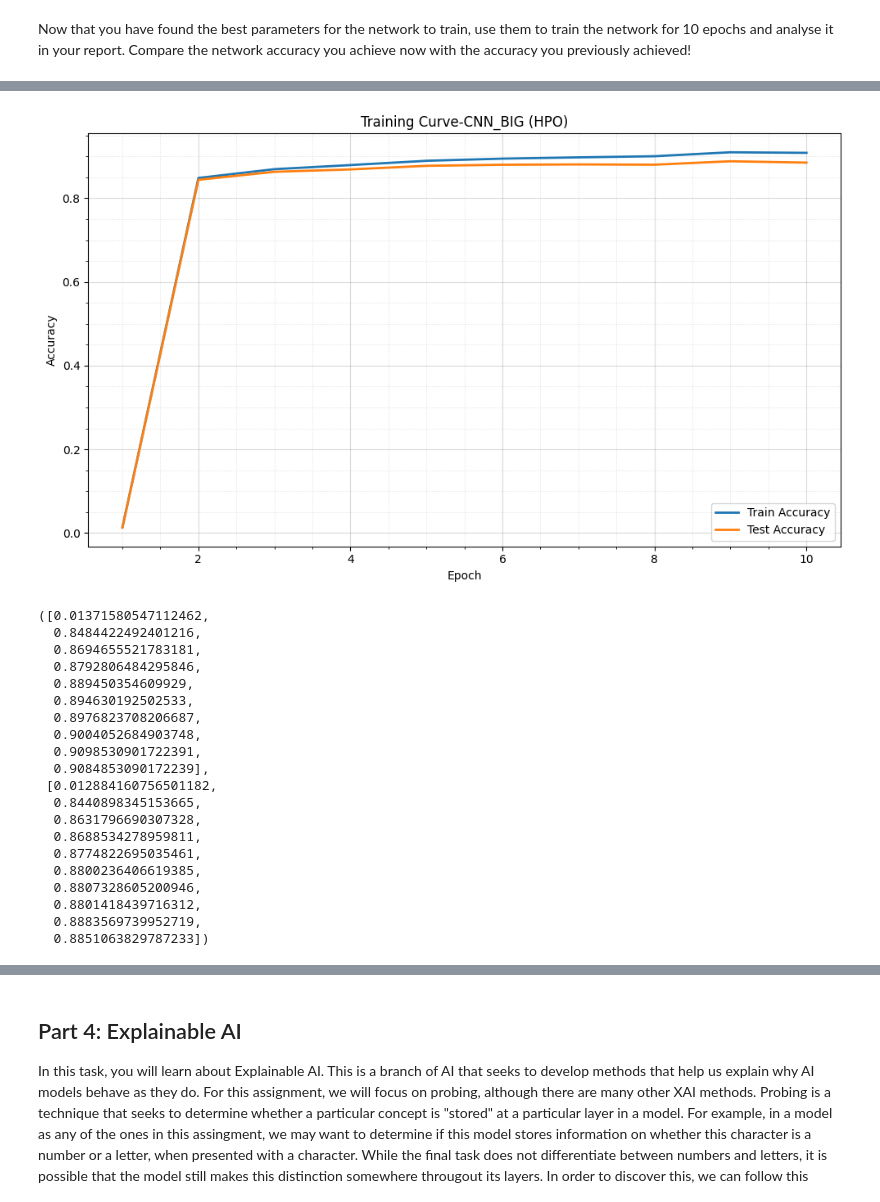
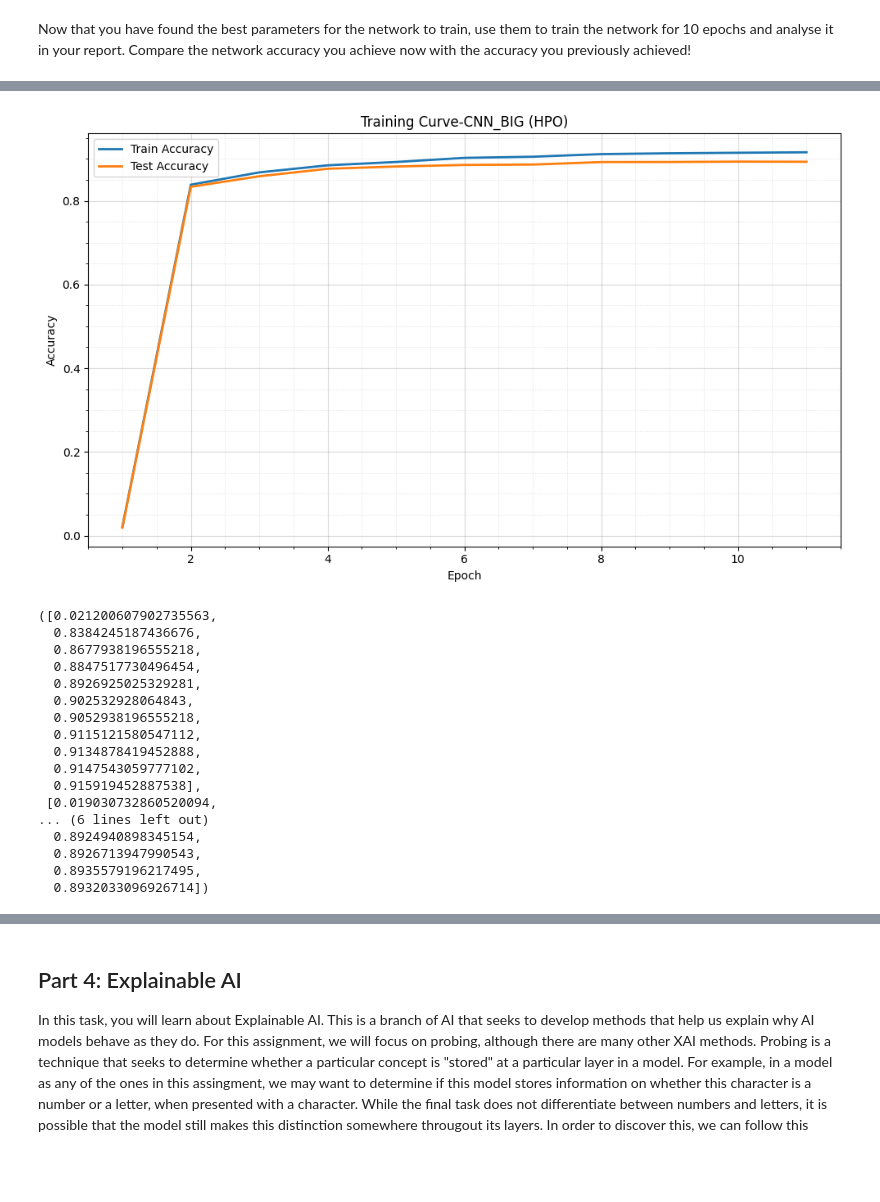
Before and after one commit to lluisvalerodelai/neuralcomputing, a Jupyter notebook: assignment.ipynb, the cells around one changed output, grey strips where cells are left out. Drawn from its saved outputs; the diff is of its cells as text; code cells hidden in the pictures; blank space fills up the shorter version.

```diff
--- a/assignment.ipynb
+++ b/assignment.ipynb
@@ -1276,6 +1365,8 @@ best_model = CNN_BIG(num_classes=len(label_names)).to(device)
 optimizer = (optim.Adam if best['optimizer'] == 'Adam' else optim.SGD)(
     best_model.parameters(), lr=best['lr'], weight_decay=best['weight_decay']
 )
+
+scheduler = torch.optim.lr_scheduler.StepLR(optimizer, step_size=2, gamma=0.5)
 loss_fn = nn.CrossEntropyLoss()
 
 best_model, train_accs, test_accs = train_num_epochs_and_track_accuracies(
@@ -1284,8 +1375,9 @@ best_model, train_accs, test_accs = train_num_epochs_and_track_accuracies(
     test_loader=full_test_loader,
     optimizer=optimizer,
     loss_fn=loss_fn,
-    num_epochs=9,
-    with_checkpointing=False
+    num_epochs=10,
+    with_checkpointing=False,
+    scheduler=scheduler
 )
 
 torch.save({'model_state_dict': best_model.state_dict(), 'model_name': 'CNN_BIG_HPO', 'best_params': best, 'train_accs': train_accs,'test_accs': test_accs}, 'saved_model_checkpoints/CNN_BIG_HPO.pth')
@@ -1312,24 +1404,21 @@ Train acc: 0.9084853090172239 | Test acc: 0.8851063829787233
-[figure, old version]
+[figure, new version]
-([0.01371580547112462,
-  0.8484422492401216,
-  0.8694655521783181,
-  0.8792806484295846,
-  0.889450354609929,
-  0.894630192502533,
-  0.8976823708206687,
-  0.9004052684903748,
-  0.9098530901722391,
-  0.9084853090172239],
- [0.012884160756501182,
-  0.8440898345153665,
-  0.8631796690307328,
-  0.8688534278959811,
-  0.8774822695035461,
-  0.8800236406619385,
-  0.8807328605200946,
-  0.8801418439716312,
-  0.8883569739952719,
-  0.8851063829787233])
+([0.021200607902735563,
+  0.8384245187436676,
+  0.8677938196555218,
+  0.8847517730496454,
+  0.8926925025329281,
+  0.902532928064843,
+  0.9052938196555218,
+  0.9115121580547112,
+  0.9134878419452888,
+  0.9147543059777102,
+  0.915919452887538],
+ [0.019030732860520094,
+... (6 lines left out)
+  0.8924940898345154,
+  0.8926713947990543,
+  0.8935579196217495,
+  0.8932033096926714])
 # %% [markdown]
 ### 🖊️📜 (250 words max)
 
```
Also changed, not shown: parts of 7 cells of this notebook.
